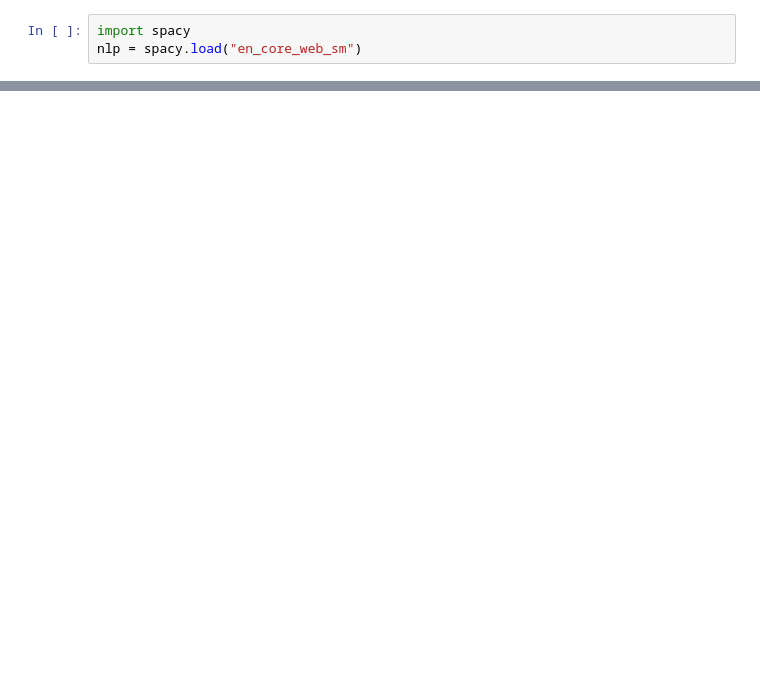
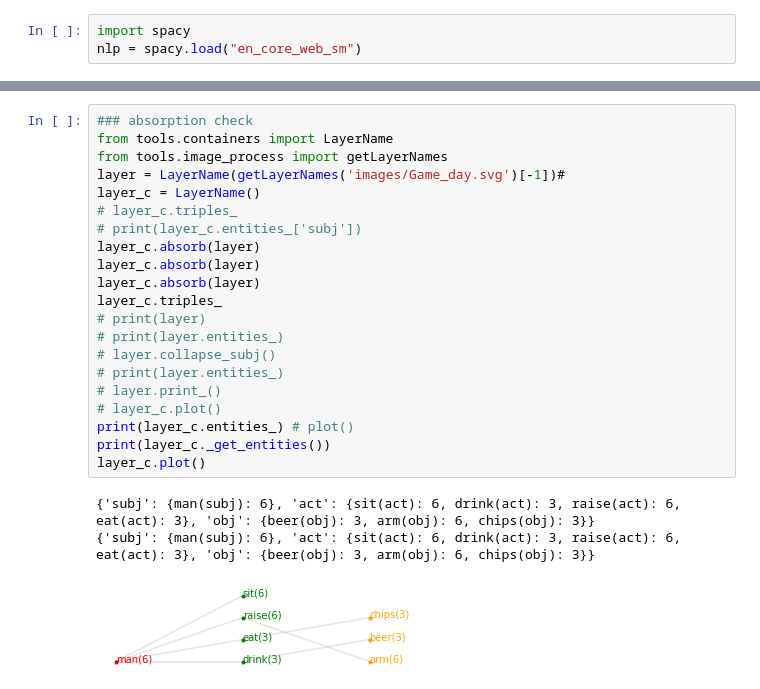
Before and after one commit to shwinshaker/Text2Scene, a Jupyter notebook: generator.ipynb, the cells around one changed output, grey strips where cells are left out. Drawn from its saved outputs; the diff is of its cells as text; blank space fills up the shorter version.

```diff
--- a/generator.ipynb
+++ b/generator.ipynb
@@ -332,0 +571,25 @@ defaultdict(<function tools.image_process.LayerName.collapse_subj.<locals>.<lamb
+# %%
+### absorption check
+from tools.containers import LayerName
+from tools.image_process import getLayerNames
+layer = LayerName(getLayerNames('images/Game_day.svg')[-1])#
+layer_c = LayerName()
+# layer_c.triples_
+# print(layer_c.entities_['subj'])
+layer_c.absorb(layer)
+layer_c.absorb(layer)
+layer_c.absorb(layer)
+layer_c.triples_
+# print(layer)
+# print(layer.entities_)
+# layer.collapse_subj()
+# print(layer.entities_)
+# layer.print_()
+# layer_c.plot()
+print(layer_c.entities_) # plot()
+print(layer_c._get_entities())
+layer_c.plot()
+# %% [output]
+{'subj': {man(subj): 6}, 'act': {sit(act): 6, drink(act): 3, raise(act): 6, eat(act): 3}, 'obj': {beer(obj): 3, arm(obj): 6, chips(obj): 3}}
+{'subj': {man(subj): 6}, 'act': {sit(act): 6, drink(act): 3, raise(act): 6, eat(act): 3}, 'obj': {beer(obj): 3, arm(obj): 6, chips(obj): 3}}
+[figure, added]
```
Also changed, not shown: parts of 22 cells of this notebook.
